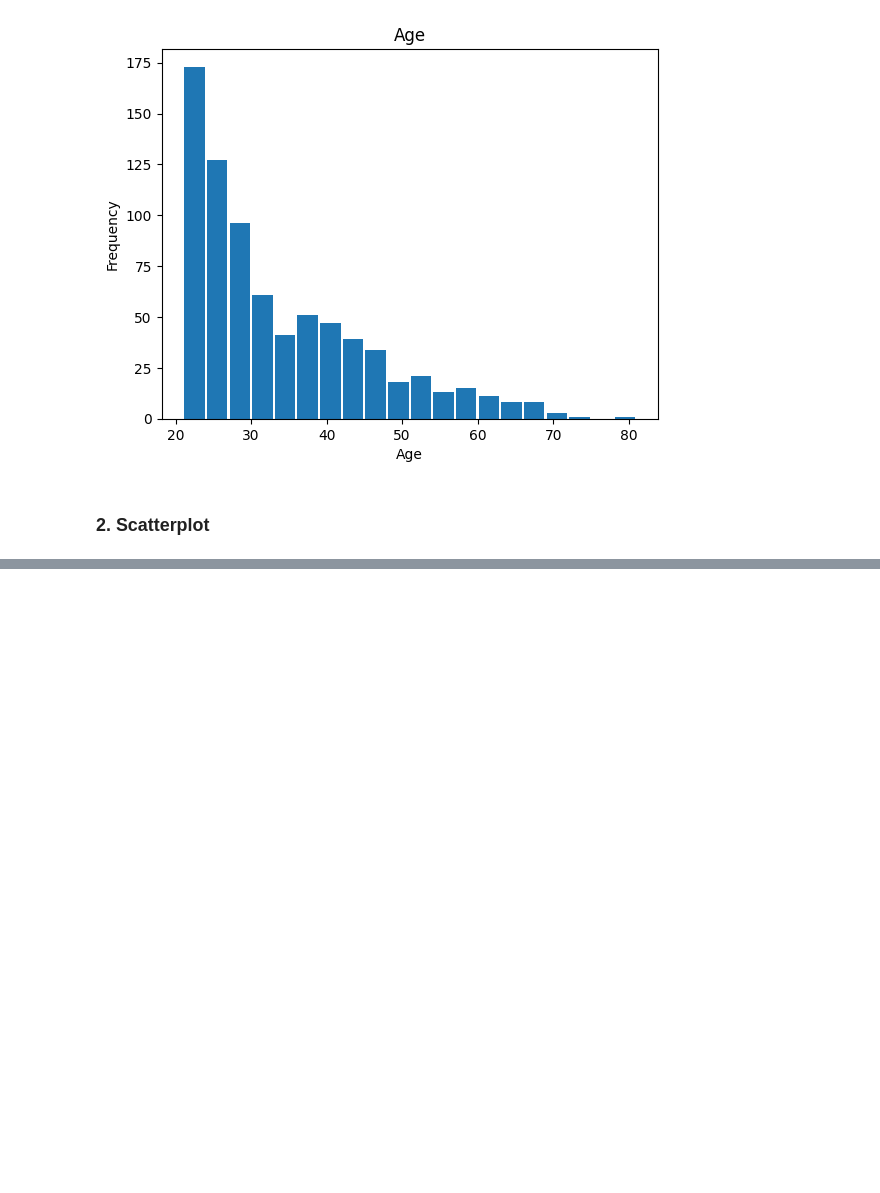
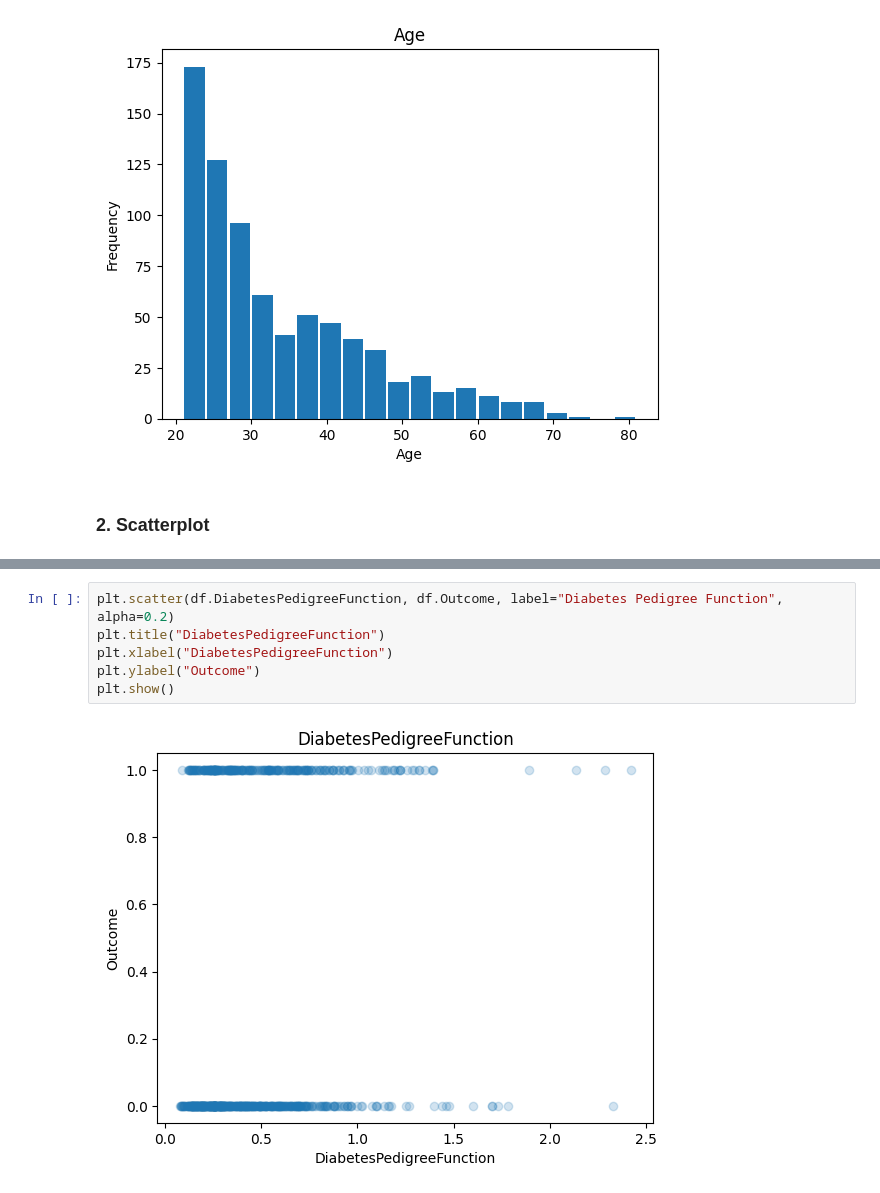
Before and after one commit to MrLogEN/4iz210-semestralka, a Jupyter notebook: Untitled.ipynb, the cells around one changed output, grey strips where cells are left out. Drawn from its saved outputs; the diff is of its cells as text; blank space fills up the shorter version.

```diff
--- a/Untitled.ipynb
+++ b/Untitled.ipynb
@@ -97,0 +122,8 @@ Text(0.5, 1.0, 'Age')
+# %%
+plt.scatter(df.DiabetesPedigreeFunction, df.Outcome, label="Diabetes Pedigree Function", alpha=0.2)
+plt.title("DiabetesPedigreeFunction")
+plt.xlabel("DiabetesPedigreeFunction")
+plt.ylabel("Outcome")
+plt.show()
+# %% [output]
+[figure, added]
```
Also changed, not shown: parts of 4 cells of this notebook.
